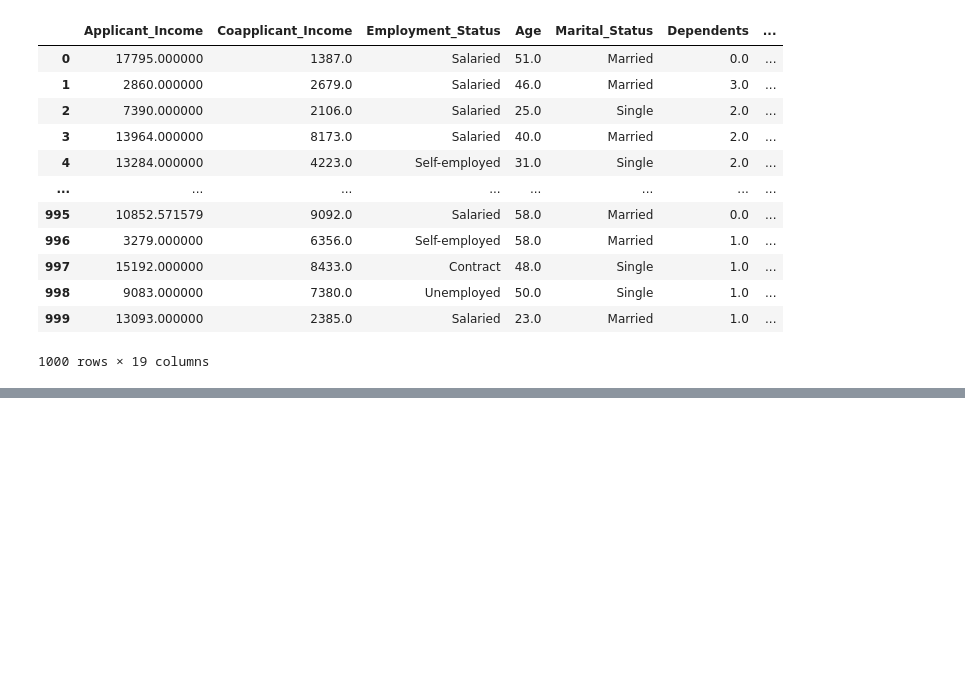
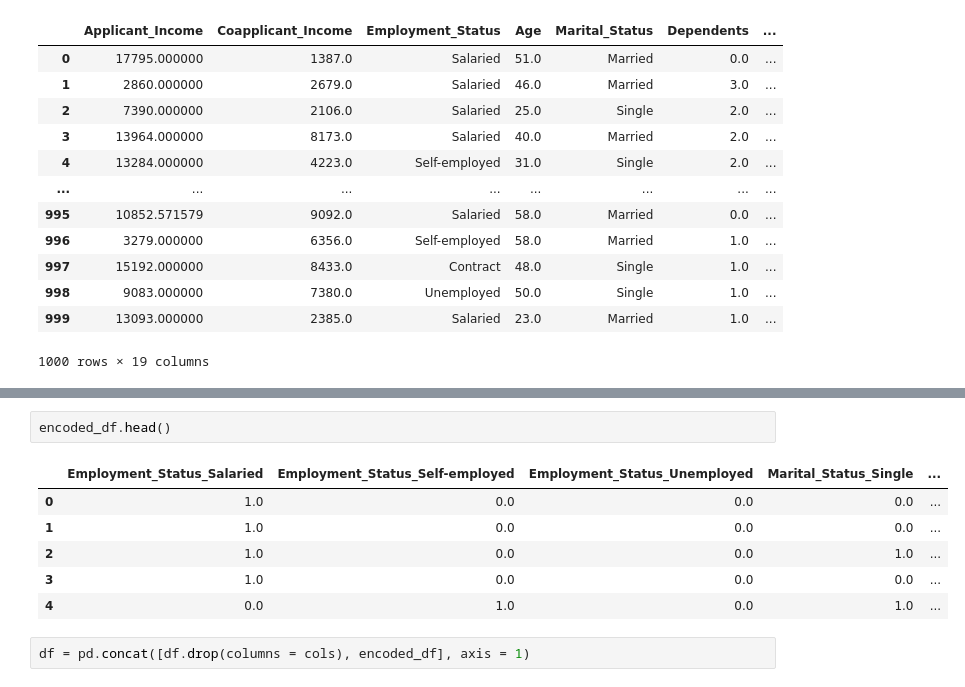
Before and after one commit to Sayan-chanda/Loan_approval_system, a Jupyter notebook: Loan_approval_system.ipynb, the cells around one changed output, grey strips where cells are left out. Saved outputs shown, nothing was run; the diff lists cells and outputs as text; blank space fills up the shorter version.

```diff
--- a/Loan_approval_system.ipynb
+++ b/Loan_approval_system.ipynb
@@ -142,0 +175,11 @@ df
+# %%
+encoded_df.head()
+# %% [output]
+|  | Employment_Status_Salaried | Employment_Status_Self-employed | Employment_Status_Unemployed | Marital_Status_Single | ... |
+| 0 | 1.0 | 0.0 | 0.0 | 0.0 | ... |
+| 1 | 1.0 | 0.0 | 0.0 | 0.0 | ... |
+| 2 | 1.0 | 0.0 | 0.0 | 1.0 | ... |
+| 3 | 1.0 | 0.0 | 0.0 | 0.0 | ... |
+| 4 | 0.0 | 1.0 | 0.0 | 1.0 | ... |
+# %%
+df = pd.concat([df.drop(columns = cols), encoded_df], axis = 1)
```
Also changed, not shown: parts of 6 cells of this notebook.
